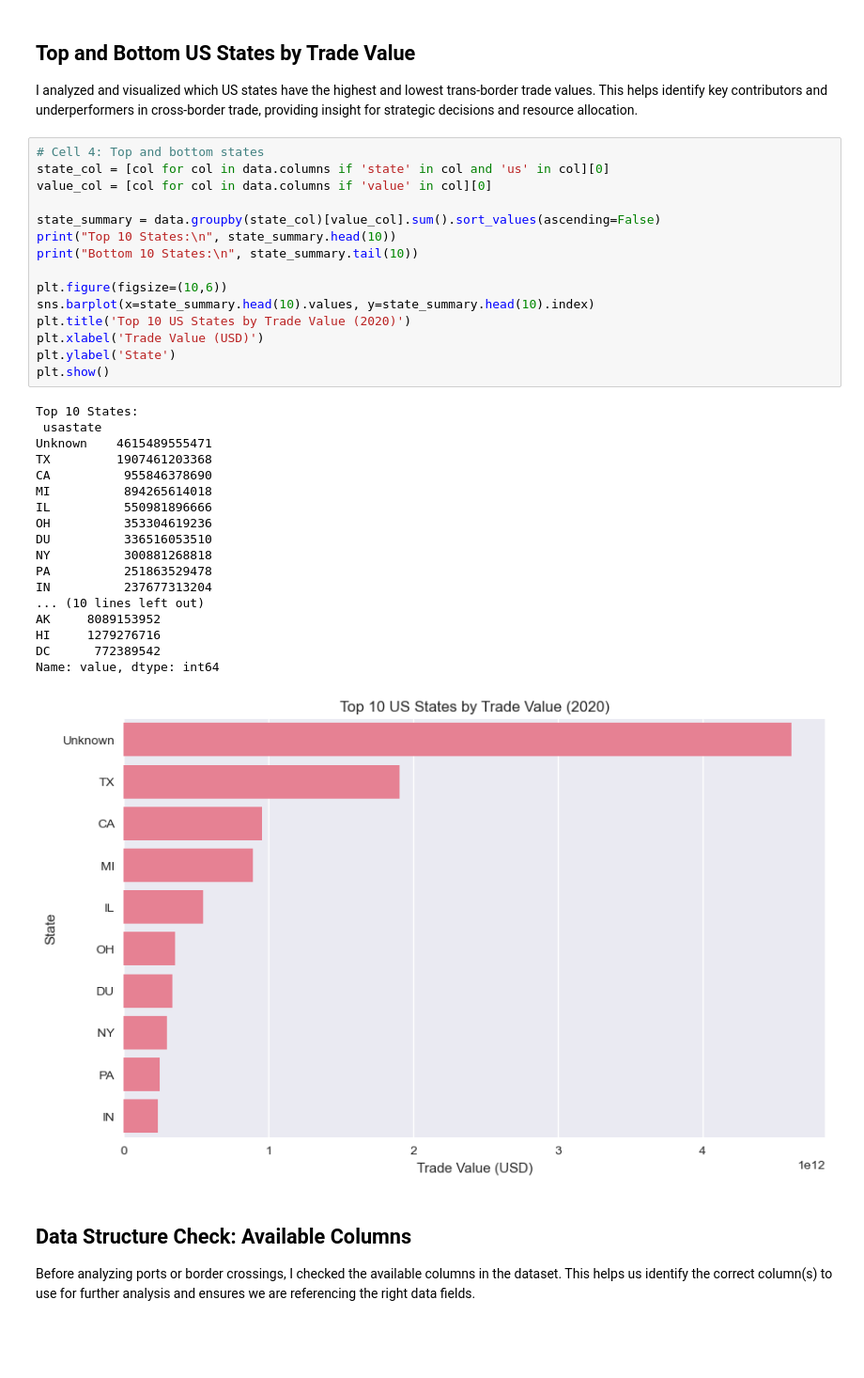
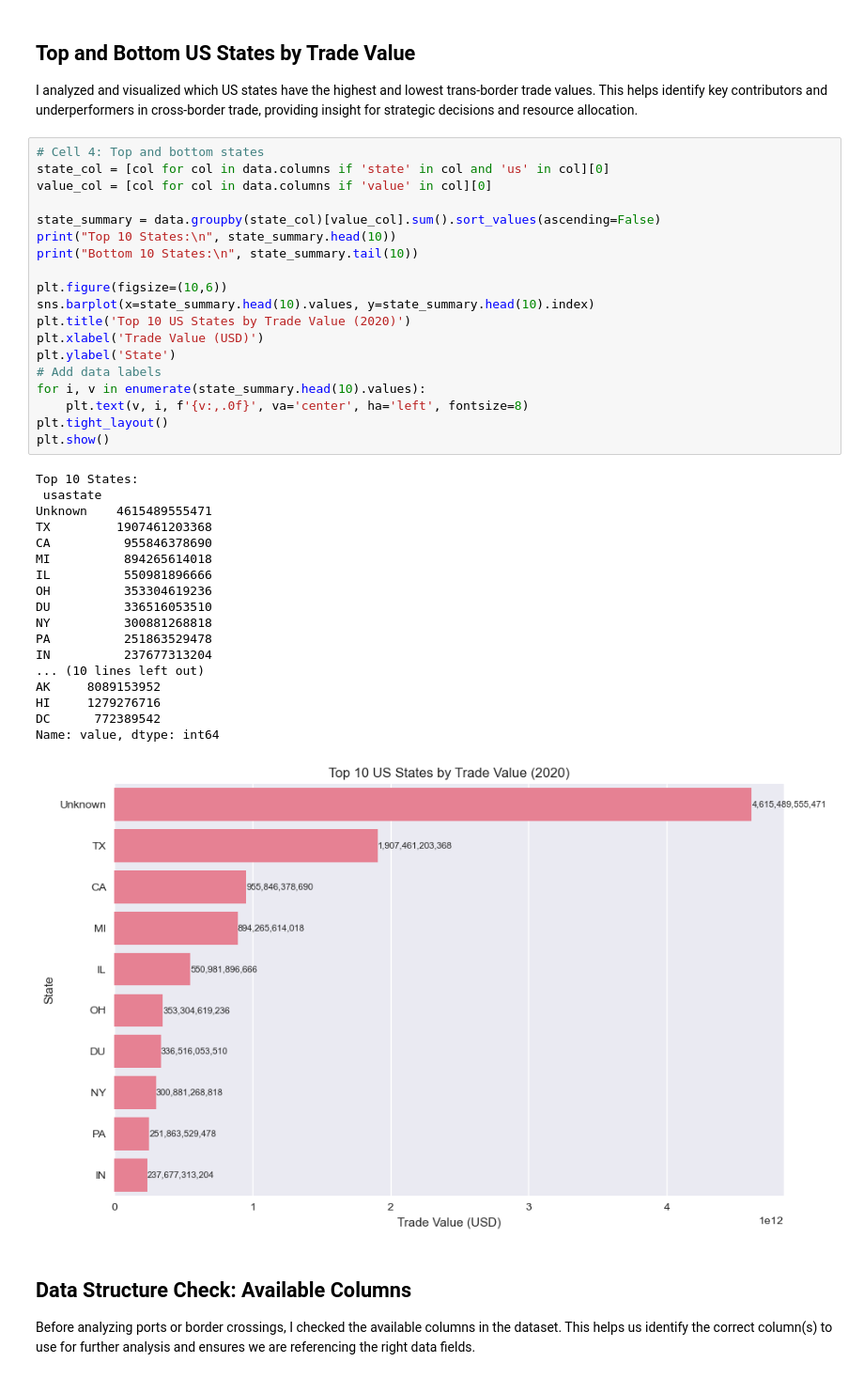
Before and after one commit to Debv122/transborder-freight-analysis, a Jupyter notebook: Analysis of questions/Tradeflow.ipynb, the cells around one changed output. Shown at 94% size. Cells and saved outputs as stored; diff of their text form; blank space fills up the shorter version.

```diff
--- a/Analysis of questions/Tradeflow.ipynb
+++ b/Analysis of questions/Tradeflow.ipynb
@@ -86,34 +86,38 @@ state_col = [col for col in data.columns if 'state' in col and 'us' in col][0]
 value_col = [col for col in data.columns if 'value' in col][0]
 
 state_summary = data.groupby(state_col)[value_col].sum().sort_values(ascending=False)
 print("Top 10 States:\n", state_summary.head(10))
 print("Bottom 10 States:\n", state_summary.tail(10))
 
 plt.figure(figsize=(10,6))
 sns.barplot(x=state_summary.head(10).values, y=state_summary.head(10).index)
 plt.title('Top 10 US States by Trade Value (2020)')
 plt.xlabel('Trade Value (USD)')
 plt.ylabel('State')
+# Add data labels
+for i, v in enumerate(state_summary.head(10).values):
+    plt.text(v, i, f'{v:,.0f}', va='center', ha='left', fontsize=8)
+plt.tight_layout()
 plt.show()
 # %% [output]
 Top 10 States:
  usastate
 Unknown    4615489555471
 TX         1907461203368
 CA          955846378690
 MI          894265614018
 IL          550981896666
 OH          353304619236
 DU          336516053510
 NY          300881268818
 PA          251863529478
 IN          237677313204
 ... (10 lines left out)
 AK     8089153952
 HI     1279276716
 DC      772389542
 Name: value, dtype: int64
-[figure, old version]
+[figure, new version]
 # %% [markdown]
 ## Data Structure Check: Available Columns
 
```
Also changed, not shown: parts of 4 cells of this notebook.
